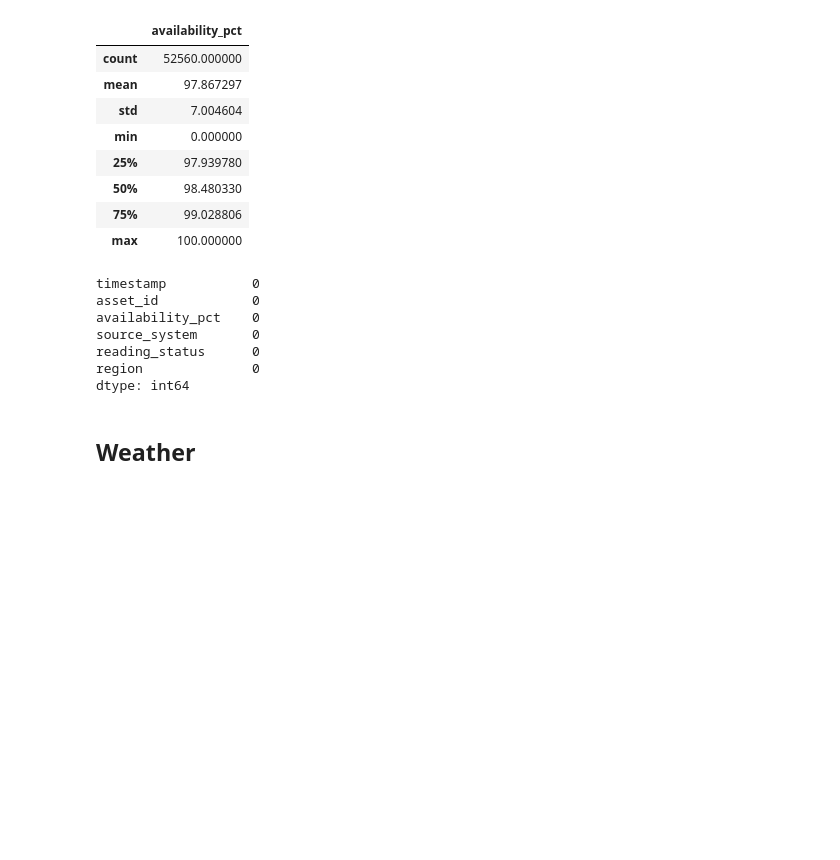
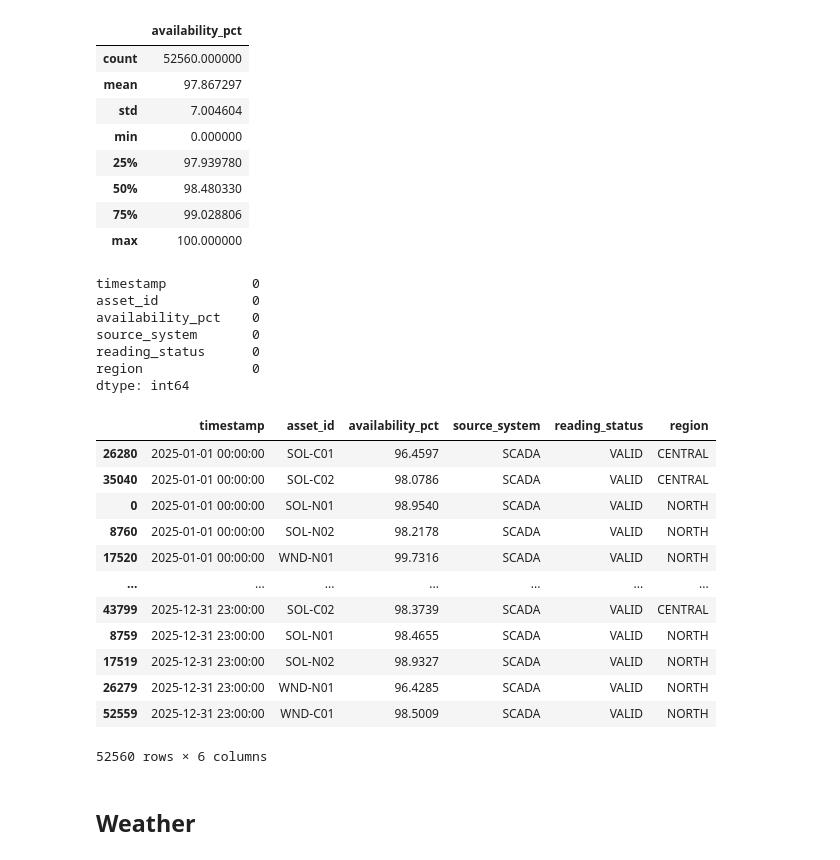
Before and after one commit to sadamhabnawi28/GreenGrid_Energy_Project, a Jupyter notebook: scripts/data_cleaning.ipynb, the cells around one changed output. Saved outputs shown, nothing was run; the diff lists cells and outputs as text; code cells hidden in the pictures; blank space fills up the shorter version.

```diff
--- a/scripts/data_cleaning.ipynb
+++ b/scripts/data_cleaning.ipynb
@@ -703,3 +714,19 @@ df_scada = df_scada.sort_values(by=["timestamp", "region"])
+# %%
+df_scada
+# %% [output]
+|  | timestamp | asset_id | availability_pct | source_system | reading_status | region |
+| 26280 | 2025-01-01 00:00:00 | SOL-C01 | 96.4597 | SCADA | VALID | CENTRAL |
+| 35040 | 2025-01-01 00:00:00 | SOL-C02 | 98.0786 | SCADA | VALID | CENTRAL |
+| 0 | 2025-01-01 00:00:00 | SOL-N01 | 98.9540 | SCADA | VALID | NORTH |
+| 8760 | 2025-01-01 00:00:00 | SOL-N02 | 98.2178 | SCADA | VALID | NORTH |
+| 17520 | 2025-01-01 00:00:00 | WND-N01 | 99.7316 | SCADA | VALID | NORTH |
+| ... | ... | ... | ... | ... | ... | ... |
+| 43799 | 2025-12-31 23:00:00 | SOL-C02 | 98.3739 | SCADA | VALID | CENTRAL |
+| 8759 | 2025-12-31 23:00:00 | SOL-N01 | 98.4655 | SCADA | VALID | NORTH |
+| 17519 | 2025-12-31 23:00:00 | SOL-N02 | 98.9327 | SCADA | VALID | NORTH |
+| 26279 | 2025-12-31 23:00:00 | WND-N01 | 96.4285 | SCADA | VALID | NORTH |
+| 52559 | 2025-12-31 23:00:00 | WND-C01 | 98.5009 | SCADA | VALID | NORTH |
+52560 rows × 6 columns
 # %% [markdown]
 ## Weather
 # %%
```
Also changed, not shown: parts of 10 cells of this notebook, 7 other files.
